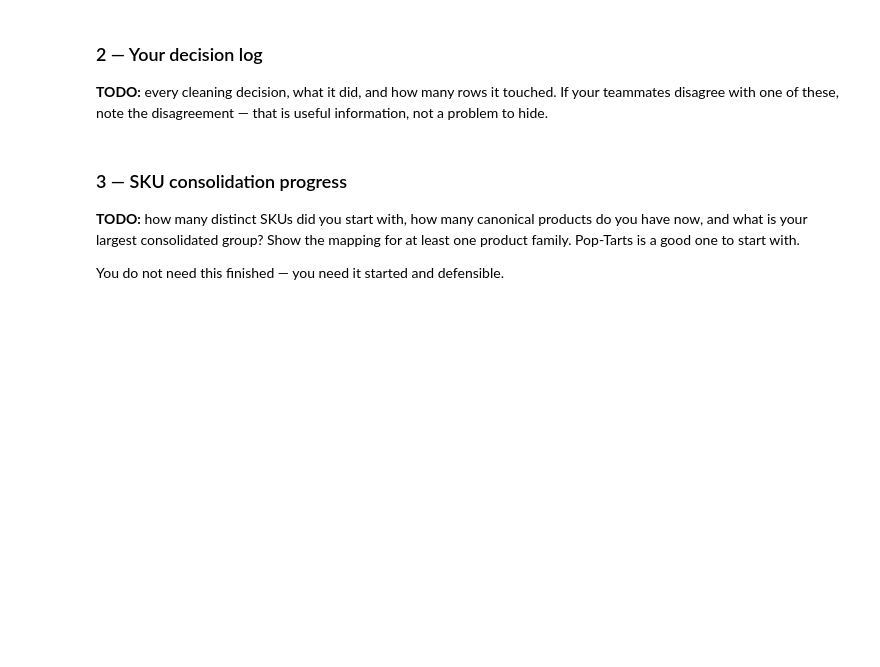
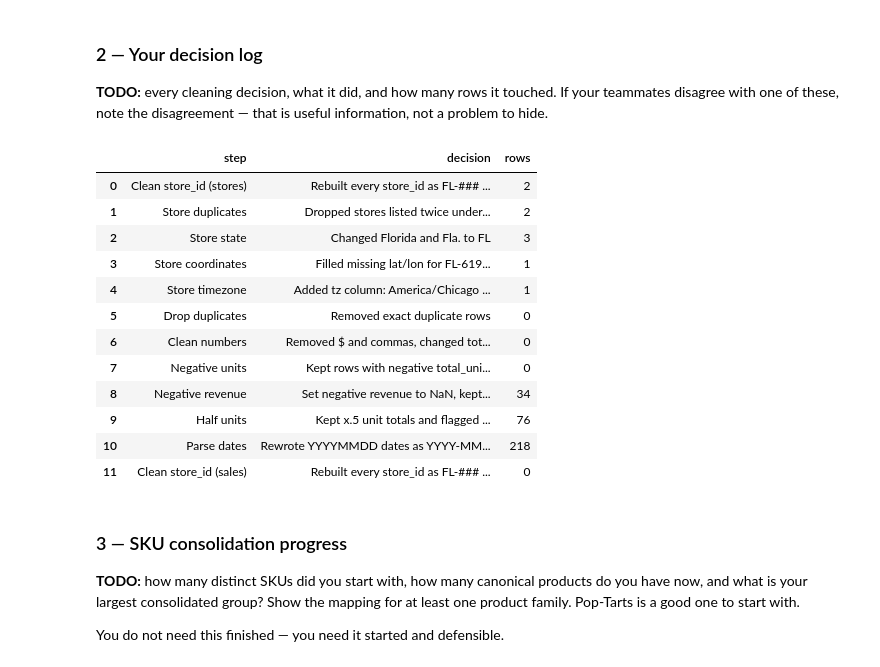
Before and after one commit to rushilnanga/walmart-hurricane-project, a Jupyter notebook: 2026_10_23_—_Midterm_Checkpoint_—_Lab.ipynb, the cells around one changed output. Saved outputs shown, nothing was run; the diff lists cells and outputs as text; code cells hidden in the pictures; blank space fills up the shorter version.

```diff
--- a/2026_10_23_—_Midterm_Checkpoint_—_Lab.ipynb
+++ b/2026_10_23_—_Midterm_Checkpoint_—_Lab.ipynb
@@ -190,3 +188,19 @@ Store file: 14 rows before, 12 rows after
+# %%
+pd.DataFrame(DECISIONS)
+# %% [output]
+|  | step | decision | rows |
+| 0 | Clean store_id (stores) | Rebuilt every store_id as FL-### ... | 2 |
+| 1 | Store duplicates | Dropped stores listed twice under... | 2 |
+| 2 | Store state | Changed Florida and Fla. to FL | 3 |
+| 3 | Store coordinates | Filled missing lat/lon for FL-619... | 1 |
+| 4 | Store timezone | Added tz column: America/Chicago ... | 1 |
+| 5 | Drop duplicates | Removed exact duplicate rows | 0 |
+| 6 | Clean numbers | Removed $ and commas, changed tot... | 0 |
+| 7 | Negative units | Kept rows with negative total_uni... | 0 |
+| 8 | Negative revenue | Set negative revenue to NaN, kept... | 34 |
+| 9 | Half units | Kept x.5 unit totals and flagged ... | 76 |
+| 10 | Parse dates | Rewrote YYYYMMDD dates as YYYY-MM... | 218 |
+| 11 | Clean store_id (sales) | Rebuilt every store_id as FL-### ... | 0 |
 # %% [markdown]
 ### 3 — SKU consolidation progress
 
```
Also changed, not shown: parts of 3 cells of this notebook.
